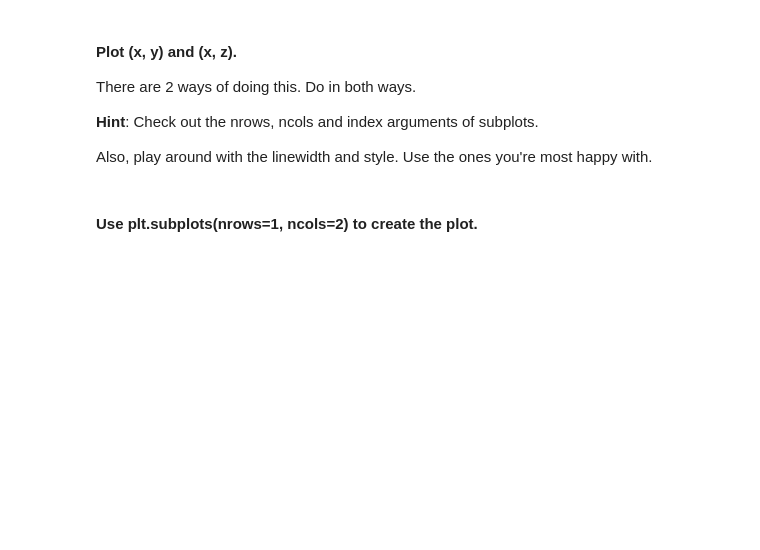
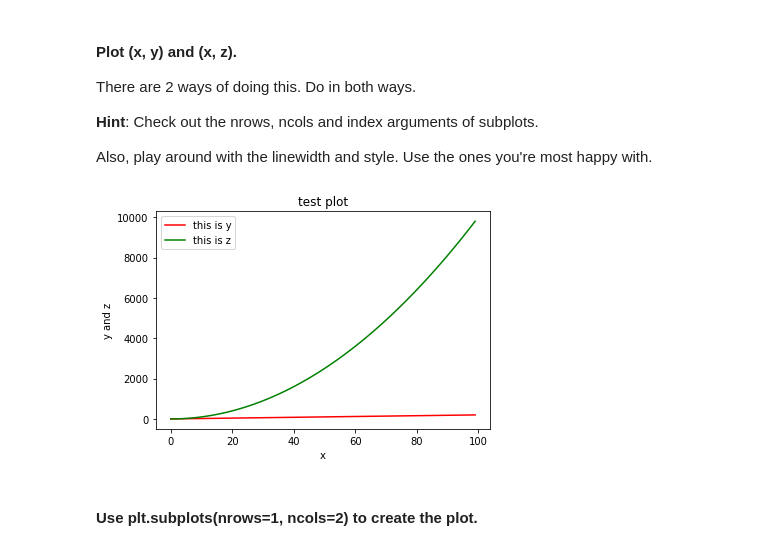
Before and after one commit to ta-datapt-bcn/lab-matplotlib-seaborn, a Jupyter notebook: your-code/main.ipynb, the cells around one changed output. Saved outputs shown, nothing was run; the diff lists cells and outputs as text; code cells hidden in the pictures; blank space fills up the shorter version.

```diff
--- a/your-code/main.ipynb
+++ b/your-code/main.ipynb
@@ -28,2 +34,15 @@ Also, play around with the linewidth and style. Use the ones you're most happy w
+# %%
+# Method 1
+
+plt.plot(x, y, 'red')
+plt.plot(x, z, 'green')
+
+plt.title('test plot')
+plt.xlabel('x')
+plt.ylabel('y and z')
+plt.legend(["this is y", "this is z"])
+plt.show()
+# %% [output]
+[figure, added]
 # %% [markdown]
 #### Use plt.subplots(nrows=1, ncols=2) to create the plot.
```
Also changed, not shown: parts of 15 cells of this notebook, 3 other files.
